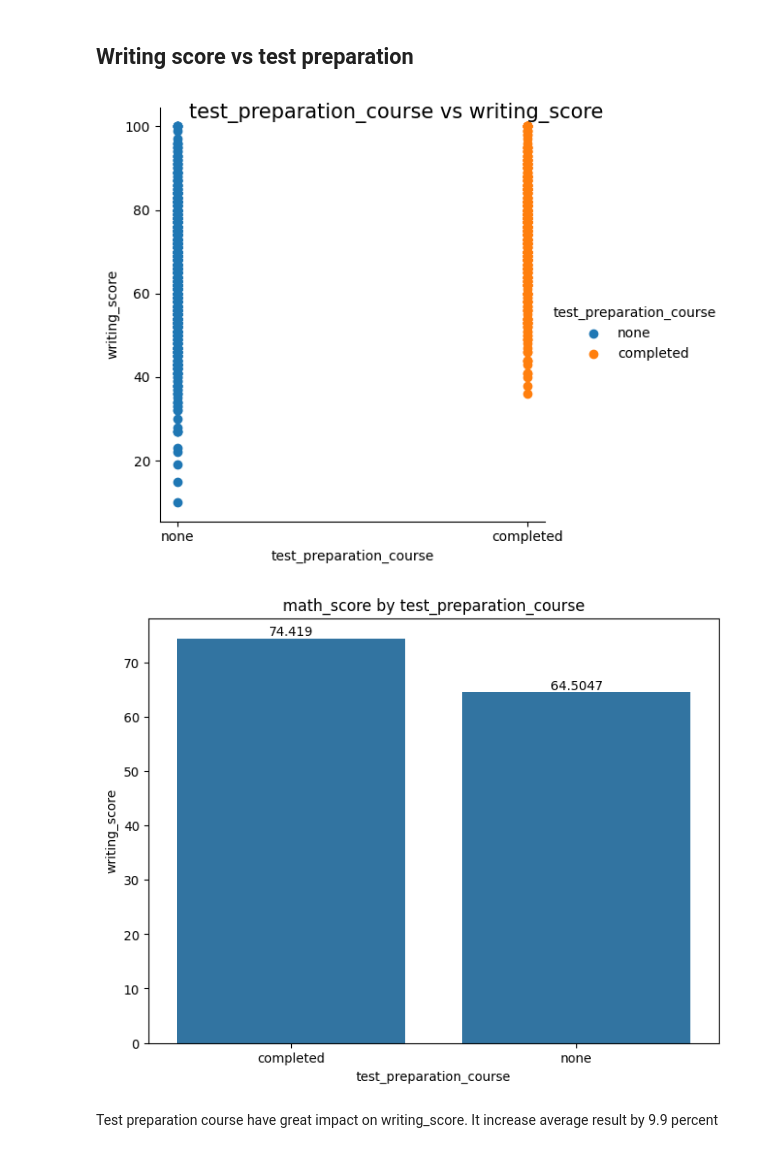
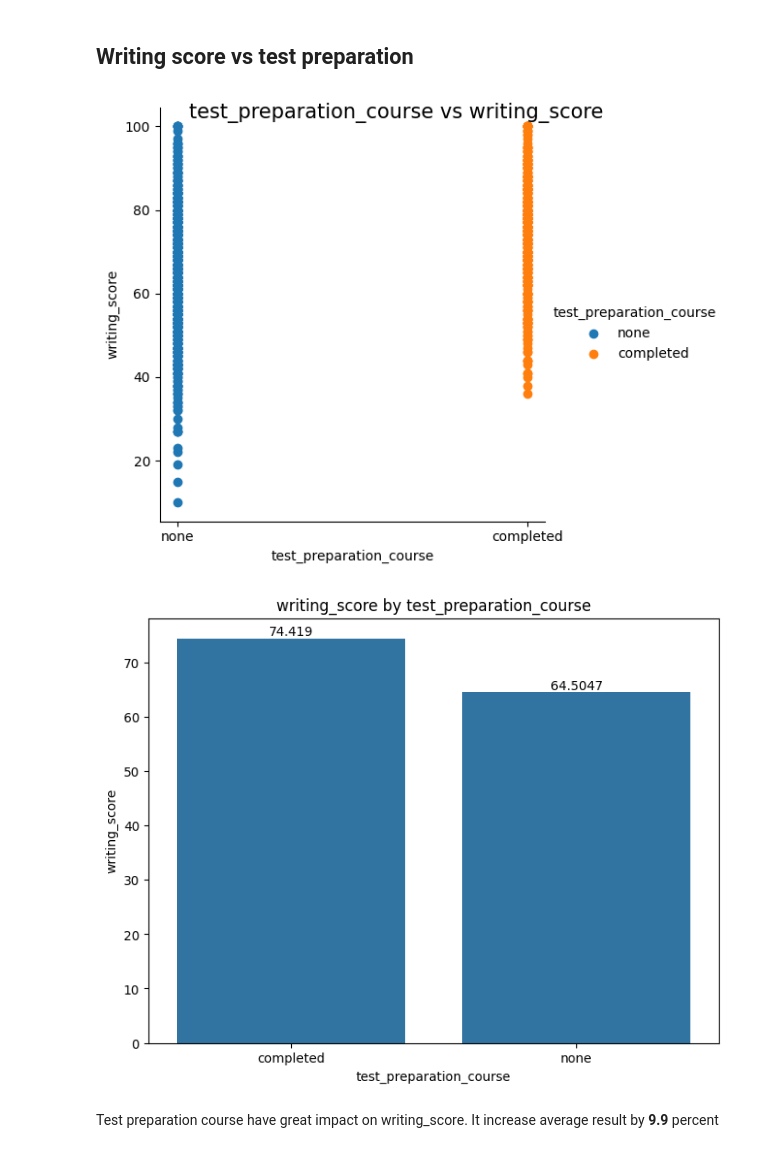
Before and after one commit to wiktor1468/StudentsStudyPerformance, a Jupyter notebook: StudentsStudyPerformance.ipynb, the cells around one changed output. Drawn from its saved outputs; the diff is of its cells as text; code cells hidden in the pictures.

```diff
--- a/StudentsStudyPerformance.ipynb
+++ b/StudentsStudyPerformance.ipynb
@@ -361,25 +361,25 @@ Firstly, I will visualize writing score due to high correlation score (0.35), an
 # %%
 g = sns.FacetGrid(df, hue="test_preparation_course", height=5, aspect=1)
 
 # Map the scatter plot to the FacetGrid
 g.map(plt.scatter, "test_preparation_course", "writing_score").add_legend()
 
 g.fig.suptitle("test_preparation_course vs writing_score", fontsize=15)
 plt.show()
 
 
 avgs_score_lunch = df.groupby('test_preparation_course')['writing_score'].mean()
 plt.figure(figsize=(8, 6))
 bar_plot = sns.barplot(x=avgs_score_lunch.index, y=avgs_score_lunch.values)
-plt.title('math_score by test_preparation_course')
+plt.title('writing_score by test_preparation_course')
 plt.xlabel('test_preparation_course')
 plt.ylabel('writing_score')
 #add edge values
 for container in bar_plot.containers:
     bar_plot.bar_label(container, label_type='edge')
 plt.show()
 # %% [output]
 [figure]
-[figure, old version]
+[figure, new version]
 # %% [markdown]
-Test preparation course have great impact on writing_score. It increase average result by 9.9 percent
+Test preparation course have great impact on writing_score. It increase average result by **9.9** percent
```
Also changed, not shown: parts of 4 cells of this notebook.
